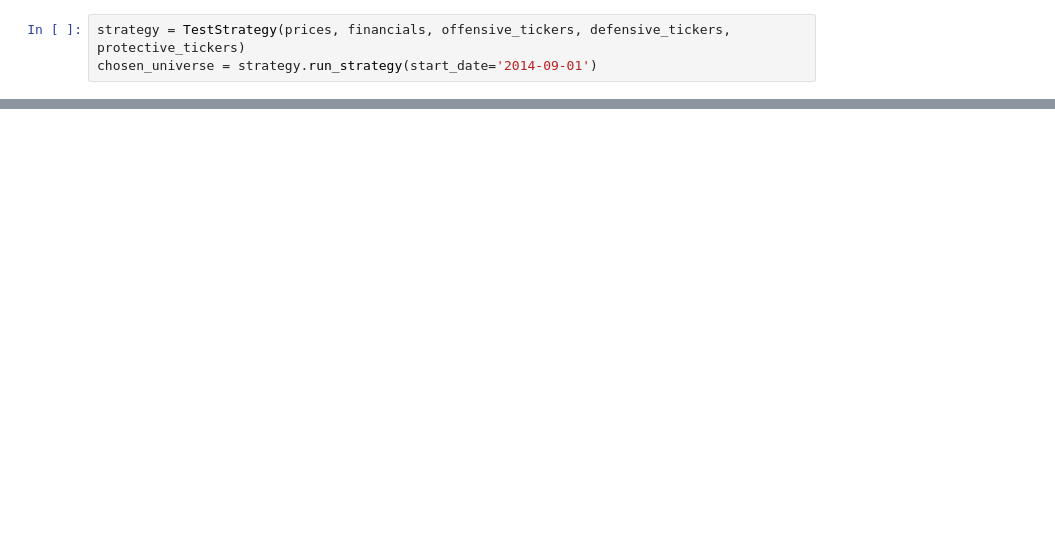
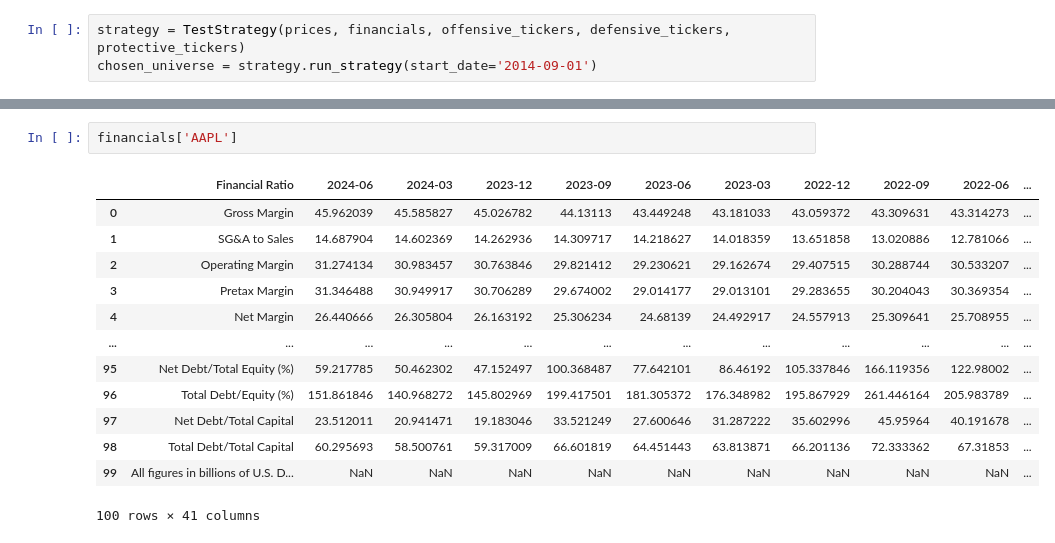
Before and after one commit to Luis1Soto/New_Asset_Allocation, a Jupyter notebook: Notebook.ipynb, the cells around one changed output, grey strips where cells are left out. Saved outputs shown, nothing was run; the diff lists cells and outputs as text; blank space fills up the shorter version.

```diff
--- a/Notebook.ipynb
+++ b/Notebook.ipynb
@@ -197,0 +195,16 @@ strategy.get_momentum_dataframe()
+# %%
+financials['AAPL']
+# %% [output]
+|  | Financial Ratio | 2024-06 | 2024-03 | 2023-12 | 2023-09 | 2023-06 | 2023-03 | 2022-12 | 2022-09 | 2022-06 | ... |
+| 0 | Gross Margin | 45.962039 | 45.585827 | 45.026782 | 44.13113 | 43.449248 | 43.181033 | 43.059372 | 43.309631 | 43.314273 | ... |
+| 1 | SG&A to Sales | 14.687904 | 14.602369 | 14.262936 | 14.309717 | 14.218627 | 14.018359 | 13.651858 | 13.020886 | 12.781066 | ... |
+| 2 | Operating Margin | 31.274134 | 30.983457 | 30.763846 | 29.821412 | 29.230621 | 29.162674 | 29.407515 | 30.288744 | 30.533207 | ... |
+| 3 | Pretax Margin | 31.346488 | 30.949917 | 30.706289 | 29.674002 | 29.014177 | 29.013101 | 29.283655 | 30.204043 | 30.369354 | ... |
+| 4 | Net Margin | 26.440666 | 26.305804 | 26.163192 | 25.306234 | 24.68139 | 24.492917 | 24.557913 | 25.309641 | 25.708955 | ... |
+| ... | ... | ... | ... | ... | ... | ... | ... | ... | ... | ... | ... |
+| 95 | Net Debt/Total Equity (%) | 59.217785 | 50.462302 | 47.152497 | 100.368487 | 77.642101 | 86.46192 | 105.337846 | 166.119356 | 122.98002 | ... |
+| 96 | Total Debt/Equity (%) | 151.861846 | 140.968272 | 145.802969 | 199.417501 | 181.305372 | 176.348982 | 195.867929 | 261.446164 | 205.983789 | ... |
+| 97 | Net Debt/Total Capital | 23.512011 | 20.941471 | 19.183046 | 33.521249 | 27.600646 | 31.287222 | 35.602996 | 45.95964 | 40.191678 | ... |
+| 98 | Total Debt/Total Capital | 60.295693 | 58.500761 | 59.317009 | 66.601819 | 64.451443 | 63.813871 | 66.201136 | 72.333362 | 67.31853 | ... |
+| 99 | All figures in billions of U.S. D... | NaN | NaN | NaN | NaN | NaN | NaN | NaN | NaN | NaN | ... |
+100 rows × 41 columns
```
Also changed, not shown: parts of 8 cells of this notebook, 1 other file.
